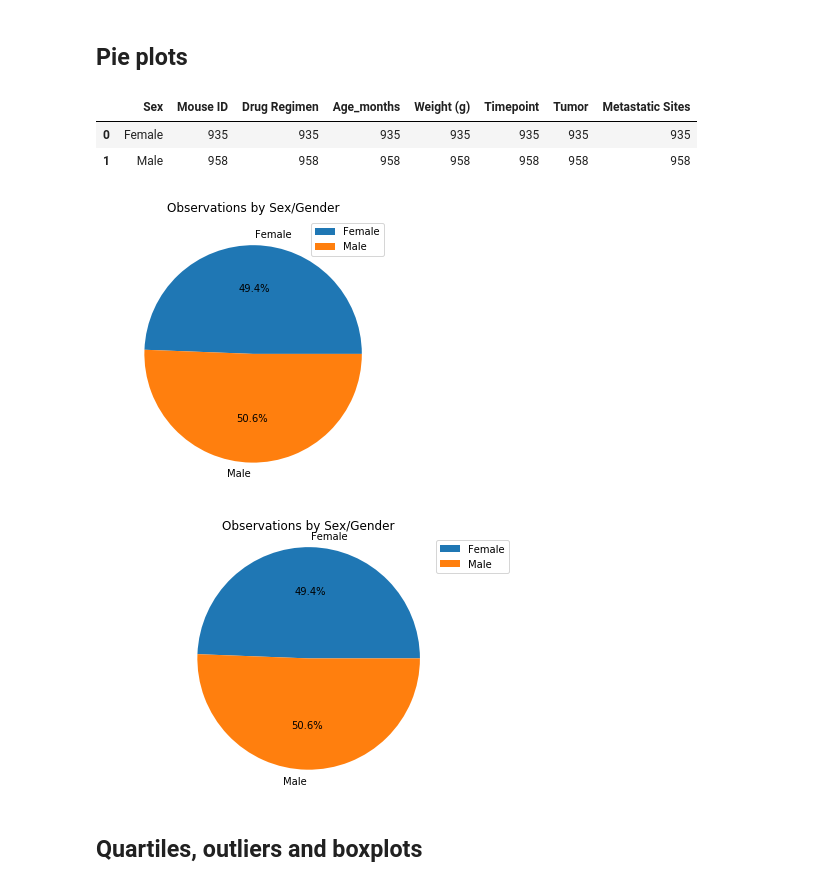
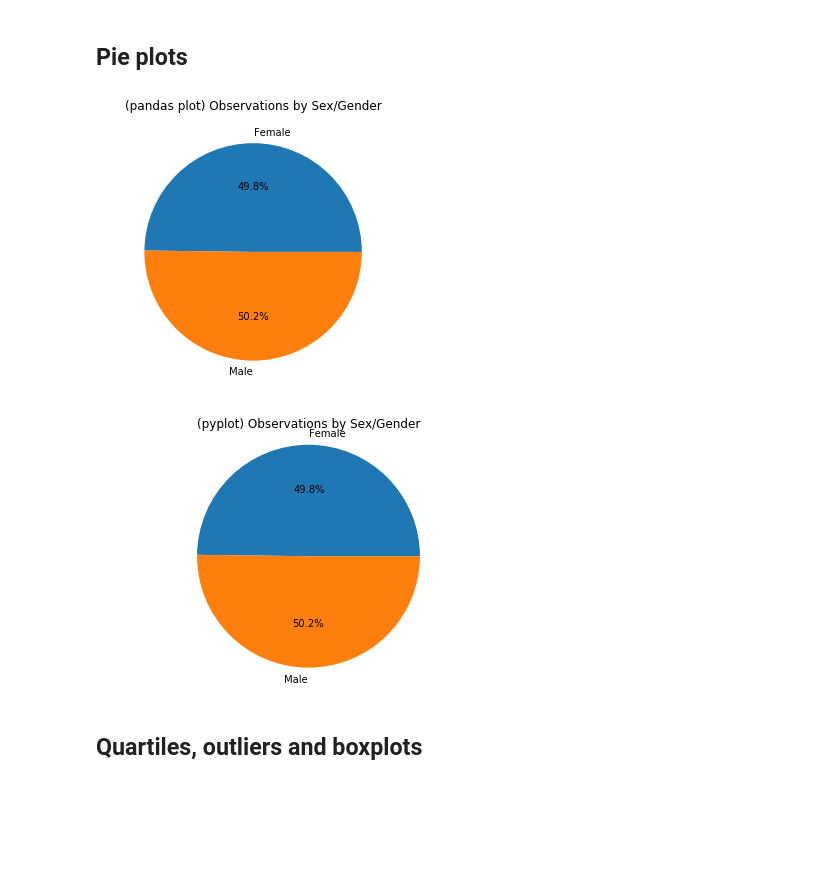
Before and after one commit to sirash007/matplotlib_challenge, a Jupyter notebook: Pymaceuticals/pymaceuticals_starter.ipynb, the cells around one changed output. Cells and saved outputs as stored; diff of their text form; code cells hidden in the pictures; blank space fills up the shorter version.

```diff
--- a/Pymaceuticals/pymaceuticals_starter.ipynb
+++ b/Pymaceuticals/pymaceuticals_starter.ipynb
@@ -38,15 +39,15 @@ combined_data_df.head()
 # %%
-#Rename column name Tumor Volume (mm3) to just Tumor
-combined_data_df = combined_data_df.rename(columns = {'Tumor Volume (mm3)' : 'Tumor'})
+# Generate a summary statistics table of mean, median, variance, standard deviation, and SEM of the tumor volume for each regimen
+
 #Group Data
-Tumor_Data_df = combined_data_df[['Drug Regimen','Tumor']]
+Tumor_Data_df = combined_data_df[['Drug Regimen','Tumor Volume (mm3)']]
 Summary_Stats_df = Tumor_Data_df.groupby('Drug Regimen')
 #Generate Summary Stats
-Summary_Stats_Mean_df = Summary_Stats_df.mean().rename(columns = {'Tumor' : 'Mean'})
-Summary_Stats_Median_df = Summary_Stats_df.median().rename(columns = {'Tumor' : 'Median'})
-Summary_Stats_Var_df = Summary_Stats_df.var().rename(columns = {'Tumor' : 'Variance'})
-Summary_Stats_StVar_df = Summary_Stats_df.std().rename(columns = {'Tumor' : 'StVar'})
-Summary_Stats_SEM_df = Summary_Stats_df.sem().rename(columns = {'Tumor' : 'SEM'})
+Summary_Stats_Mean_df = Summary_Stats_df.mean().rename(columns = {'Tumor Volume (mm3)' : 'Mean'})
+Summary_Stats_Median_df = Summary_Stats_df.median().rename(columns = {'Tumor Volume (mm3)' : 'Median'})
+Summary_Stats_Var_df = Summary_Stats_df.var().rename(columns = {'Tumor Volume (mm3)' : 'Variance'})
+Summary_Stats_StVar_df = Summary_Stats_df.std().rename(columns = {'Tumor Volume (mm3)' : 'StVar'})
+Summary_Stats_SEM_df = Summary_Stats_df.sem().rename(columns = {'Tumor Volume (mm3)' : 'SEM'})
 #Merge all datasets
 combined_stats_df = pd.merge(Summary_Stats_Mean_df, Summary_Stats_Median_df, how="inner", on="Drug Regimen")
 combined_stats_df = pd.merge(combined_stats_df, Summary_Stats_Var_df, how="inner", on="Drug Regimen")
@@ -120,44 +120,32 @@ plt.show()
 [figure]
 # %% [markdown]
 ## Pie plots
-# %%
-Cnt_by_Sex_df = combined_data_df.groupby('Sex').count()
-#Reset Index
-Cnt_by_Sex_df = Cnt_by_Sex_df.reset_index() #This only works once may need to comment out if run wo clear
-Cnt_by_Sex_df
-# %% [output]
-|  | Sex | Mouse ID | Drug Regimen | Age_months | Weight (g) | Timepoint | Tumor | Metastatic Sites |
-| 0 | Female | 935 | 935 | 935 | 935 | 935 | 935 | 935 |
-| 1 | Male | 958 | 958 | 958 | 958 | 958 | 958 | 958 |
 # %%
-# Generate a pie plot showing the distribution of female versus male mice using pandas
-#Determine unique male female count by mouse ID
-Cnt_by_Sex_df = combined_data_df.groupby('Sex').count()
+#Generate a pie plot using both Pandas's DataFrame.plot()
 
-# Use DataFrame.plot() in order to create a bar chart of the data
-c2  = Cnt_by_Sex_df.plot.pie(y='Mouse ID', figsize=(5, 5
+Cnt_by_Sex_df = combined_data_df.groupby('Sex')['Mouse ID'].nunique()
+#Cnt_by_Sex_df = Cnt_by_Sex_df.reset_index()
 
-                                                   ),autopct='%1.1f%%',
-                           #labels=Cnt_by_Sex_df['Sex'],
-                             title="Observations by Sex/Gender")
-c2.set_ylabel(' ');
+pieplot = Cnt_by_Sex_df.plot.pie(y='Mouse ID', figsize=(5, 5),autopct='%1.1f%%', title="(pandas plot) Observations by Sex/Gender")
+pieplot.set_ylabel(' ');
+plt.show()
 # %% [output]
-[figure, old version]
+[figure, new version]
 # %%
 # Generate a pie plot showing the distribution of female versus male mice using pyplot
-Cnt_by_Sex_df = combined_data_df.groupby('Sex').count()
+
+Cnt_by_Sex_df = combined_data_df.groupby('Sex')['Mouse ID'].nunique()
 #Reset Index
 Cnt_by_Sex_df = Cnt_by_Sex_df.reset_index()
 plt.close
 patches = plt.pie(Cnt_by_Sex_df['Mouse ID'],labels=Cnt_by_Sex_df['Sex'],autopct='%1.1f%%'
 
        )
-plt.title("Observations by Sex/Gender")
-plt.legend(patches, labels=Cnt_by_Sex_df['Sex'], loc="best");
+plt.title("(pyplot) Observations by Sex/Gender")
 plt.axis('equal')
 plt.tight_layout()
 plt.show()
 # %% [output]
-[figure, old version]
+[figure, new version]
 # %% [markdown]
 ## Quartiles, outliers and boxplots
```
Also changed, not shown: parts of 13 cells of this notebook.
